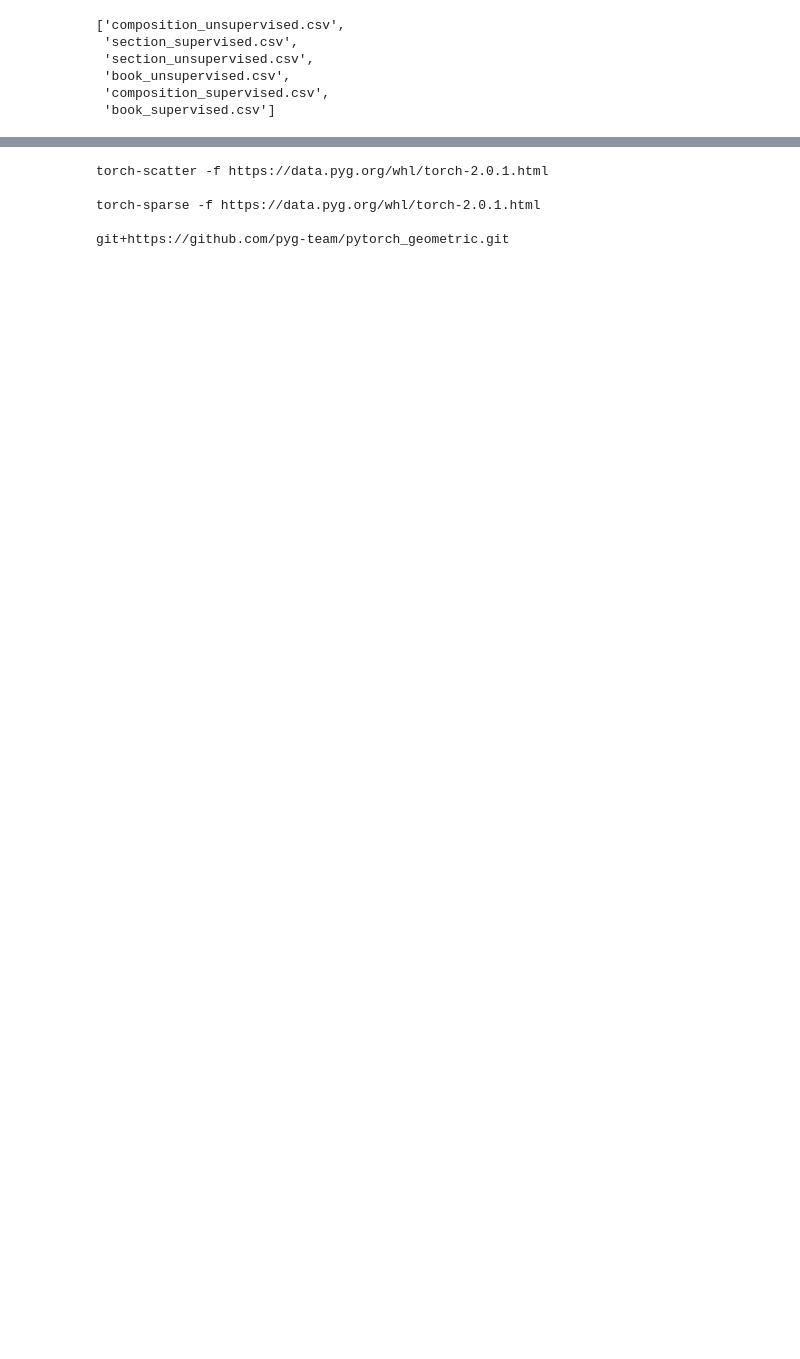
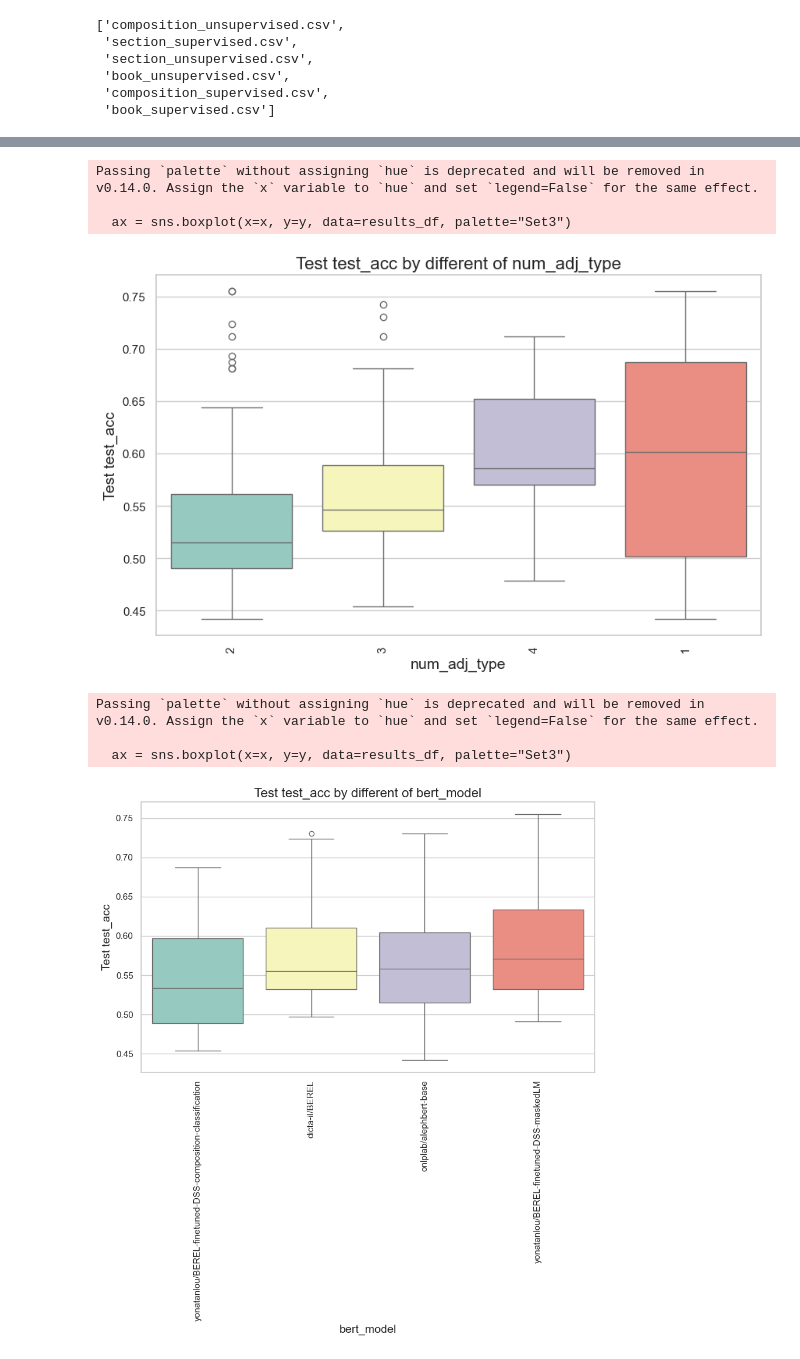
Before and after one commit to yonatanlou/QumranNLP, a Jupyter notebook: notebooks/3.2-baselines_analysis.ipynb, the cells around one changed output, grey strips where cells are left out. Drawn from its saved outputs; the diff is of its cells as text; code cells hidden in the pictures; blank space fills up the shorter version.

Commit message:
baselines update

```diff
--- a/notebooks/3.2-baselines_analysis.ipynb
+++ b/notebooks/3.2-baselines_analysis.ipynb
@@ -67,4 +67,5 @@ pd.read_csv(f"{BASELINE_DIR}/section_supervised.csv")
 # %%
-import torch
-torch.__version__
+gnn_results = pd.read_csv(f"{BASE_DIR}/reports/gnn/gcn_baseline_composition_100_words_4_adj_types.csv").sort_values(by="test_acc",ascending=False)
+gnn_results["num_adj_type"] = gnn_results["adj_type"].str.split(" & ").apply(len)
+gnn_results
 # %% [output]
@@ -72,11 +85,42 @@ torch.__version__
 # %%
-s = f'''torch-scatter -f https://data.pyg.org/whl/torch-{torch.__version__}.html\n
-torch-sparse -f https://data.pyg.org/whl/torch-{torch.__version__}.html\n
-git+https://github.com/pyg-team/pytorch_geometric.git'''
-print(s)
+import seaborn as sns
+import matplotlib.pyplot as plt
+
+# Set the style
+sns.set(style="whitegrid")
+
+# Calculate the number of adjectives
+
+def create_box_plot(results_df, x, y):
+    plt.figure(figsize=(10, 6))
+
+    # Calculate the median values for each category in x
+    medians = results_df.groupby(x)[y].median().sort_values()
+
+    # Reorder the categories in the DataFrame
+    results_df[x] = pd.Categorical(results_df[x], categories=medians.index, ordered=True)
+
+    # Create the box plot
+    ax = sns.boxplot(x=x, y=y, data=results_df, palette="Set3")
+
+    # Add title and labels
+    ax.set_title(f'Test {y} by different of {x}', fontsize=16)
+    ax.set_xlabel(x, fontsize=14)
+    ax.set_ylabel(f'Test {y}', fontsize=14)
+
+    # Show the plot
+    plt.xticks(rotation=90)
+    plt.show()
-# %% [output]
-torch-scatter -f https://data.pyg.org/whl/torch-2.0.1.html
-
-torch-sparse -f https://data.pyg.org/whl/torch-2.0.1.html
-
-git+https://github.com/pyg-team/pytorch_geometric.git
+# %%
+for metric in ["test_acc","weighted_f1"]:
+    for param in ["num_adj_type",  "bert_model", "adj_type"]:
+        create_box_plot(gnn_results,param, metric)
+# %% [output]
+Passing `palette` without assigning `hue` is deprecated and will be removed in v0.14.0. Assign the `x` variable to `hue` and set `legend=False` for the same effect.
+
+  ax = sns.boxplot(x=x, y=y, data=results_df, palette="Set3")
+[figure, added]
+Passing `palette` without assigning `hue` is deprecated and will be removed in v0.14.0. Assign the `x` variable to `hue` and set `legend=False` for the same effect.
+
+  ax = sns.boxplot(x=x, y=y, data=results_df, palette="Set3")
+[figure, added]
```
Also changed, not shown: parts of 5 cells of this notebook, 4 other files.
